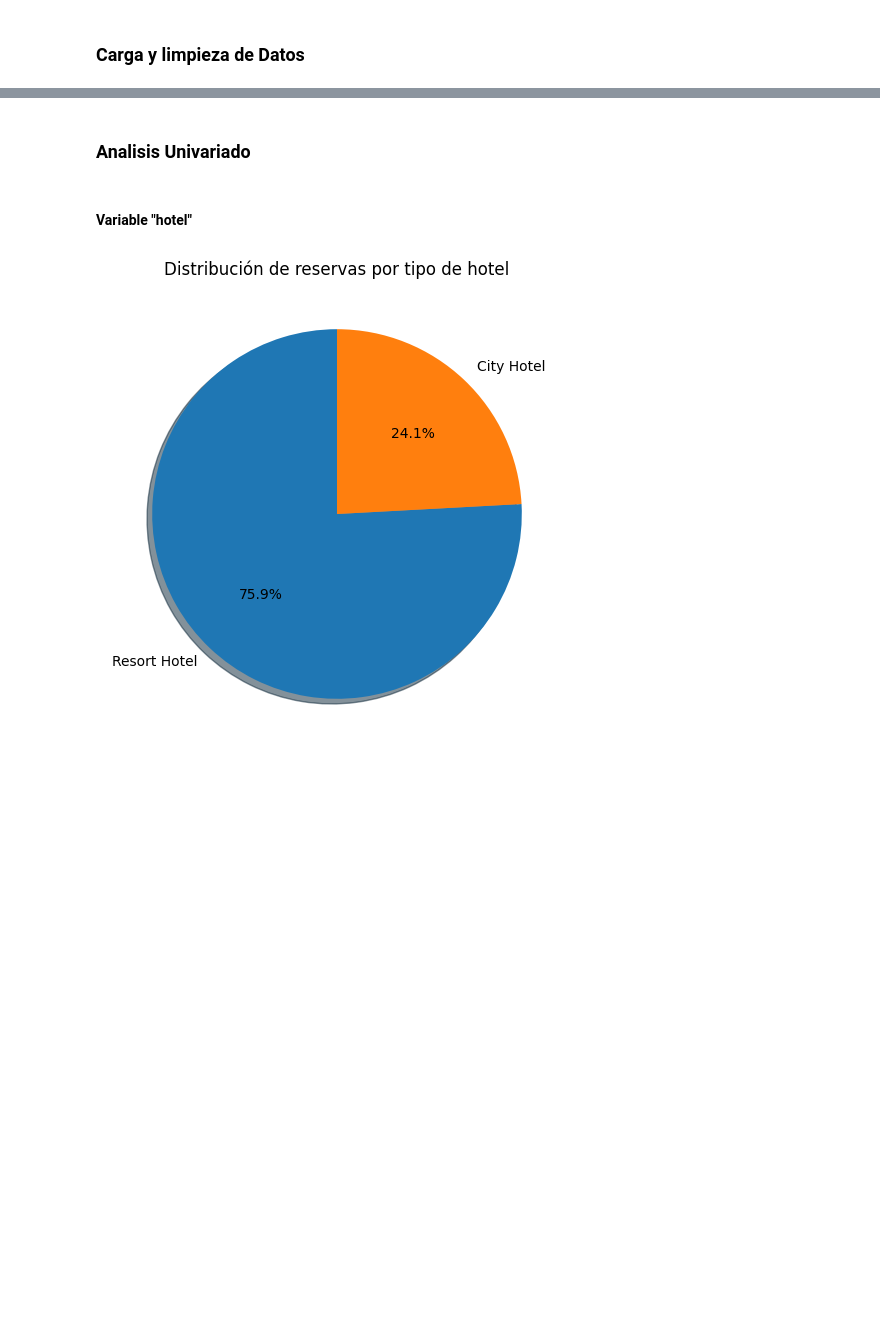
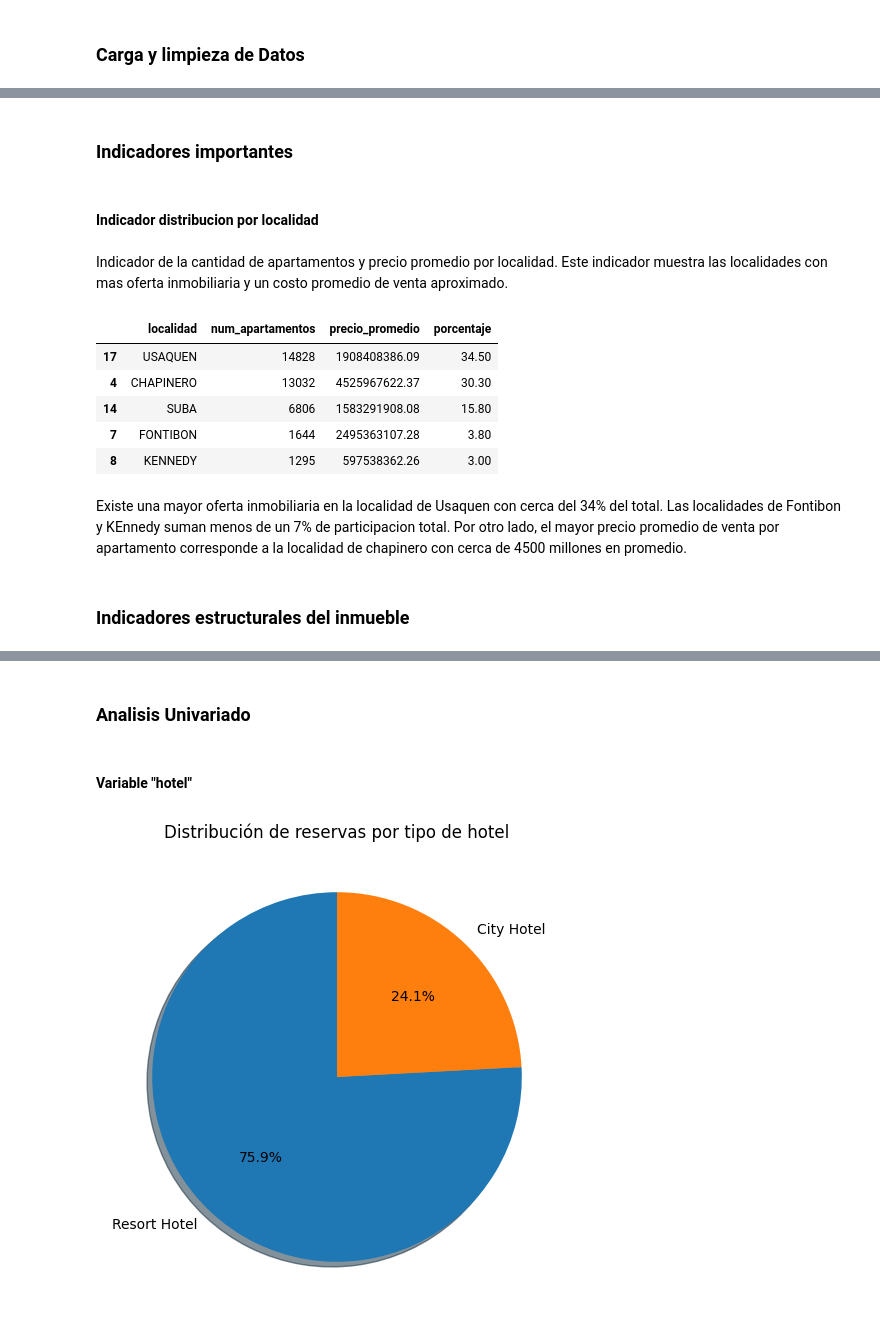
Before and after one commit to leodie1615/Taller2-Ciencia-Datos, a Jupyter notebook: taller2_final.ipynb, the cells around one changed output, grey strips where cells are left out. Cells and saved outputs as stored; diff of their text form; code cells hidden in the pictures; blank space fills up the shorter version.

```diff
--- a/taller2_final.ipynb
+++ b/taller2_final.ipynb
@@ -44,5 +26,5 @@ def eliminar_espacios(columns_object,df):
 # %%
 # carga fuente insumo
-reservation_df = pd.read_csv("data/hotel_bookings_modified.csv")
+apartamentos_df = pd.read_csv("data/apartamentos.csv")
 # %%
 # Dimensiones dataset
@@ -52,17 +54,41 @@ reservation_df.shape
 # %%
 # Lista de columnas a castear según lo indica el Diccionario de Datos
-cast_columns_int = ["arrival_date_year","children","days_in_waiting_list","required_car_parking_spaces","total_of_special_requests","agent","company"]
-cast_columns_date = ["reservation_status_date"]
-
+cast_columns_float = ["codigo"]
 #creacion de un nuevo dataframe que será transformado y limipiado
-reservation_df_clean=reservation_df
+apartamentos_df_clean=apartamentos_df
 # Casteo columnas a string segun el diccionario de datos
-convertir_string(cast_columns_int,reservation_df_clean)
-# Casteo columnas a date segun el diccionario de datos
-convertir_date(cast_columns_date,reservation_df_clean)
-#obtiene lista de columnas tipo "object"
-columns_object = reservation_df_clean.select_dtypes(include="object").columns
-# limpieza columnas string
-eliminar_espacios(columns_object,reservation_df_clean)
+convertir_float(cast_columns_float,apartamentos_df_clean)
 #se eliminan duplicados
-reservation_df_clean = reservation_df_clean.drop_duplicates()
+apartamentos_df_clean = apartamentos_df_clean.drop_duplicates()
+# Se aplica el filtro de tipo de propiedad igual a Apartamento debido a que el modelo a desarrollar esta orientado a esta clase de vivienda
+apartamentos_df_clean=apartamentos_df_clean[apartamentos_df_clean['tipo_propiedad']=='APARTAMENTO']
+# %% [markdown]
+### Indicadores importantes
+# %% [markdown]
+#### Indicador distribucion por localidad
+# %% [markdown]
+Indicador de la cantidad de apartamentos y precio promedio por localidad. Este indicador muestra las localidades con mas oferta inmobiliaria y un costo promedio de venta aproximado.
+# %%
+pd.set_option('display.float_format', '{:.2f}'.format)
+
+tabla = (
+    apartamentos_df_clean.groupby('localidad', as_index=False)
+      .agg(
+          num_apartamentos=('localidad', 'count'),
+          precio_promedio=('precio_venta', 'mean')
+      )
+)
+
+tabla['porcentaje'] = (tabla['num_apartamentos'] / tabla['num_apartamentos'].sum() * 100).round(1)
+tabla.sort_values(by='num_apartamentos',ascending=False).head()
+# %% [output]
+|  | localidad | num_apartamentos | precio_promedio | porcentaje |
+| 17 | USAQUEN | 14828 | 1908408386.09 | 34.50 |
+| 4 | CHAPINERO | 13032 | 4525967622.37 | 30.30 |
+| 14 | SUBA | 6806 | 1583291908.08 | 15.80 |
+| 7 | FONTIBON | 1644 | 2495363107.28 | 3.80 |
+| 8 | KENNEDY | 1295 | 597538362.26 | 3.00 |
+# %% [markdown]
+Existe una mayor oferta inmobiliaria en la localidad de Usaquen con cerca del 34% del total. Las localidades de Fontibon y KEnnedy suman menos de un 7% de participacion total. Por otro lado, el mayor precio promedio de venta por apartamento corresponde a la localidad de chapinero con cerca de 4500 millones en promedio.
+# %% [markdown]
+### Indicadores estructurales del inmueble
```
Also changed, not shown: parts of 8 cells of this notebook, 1 other file.
